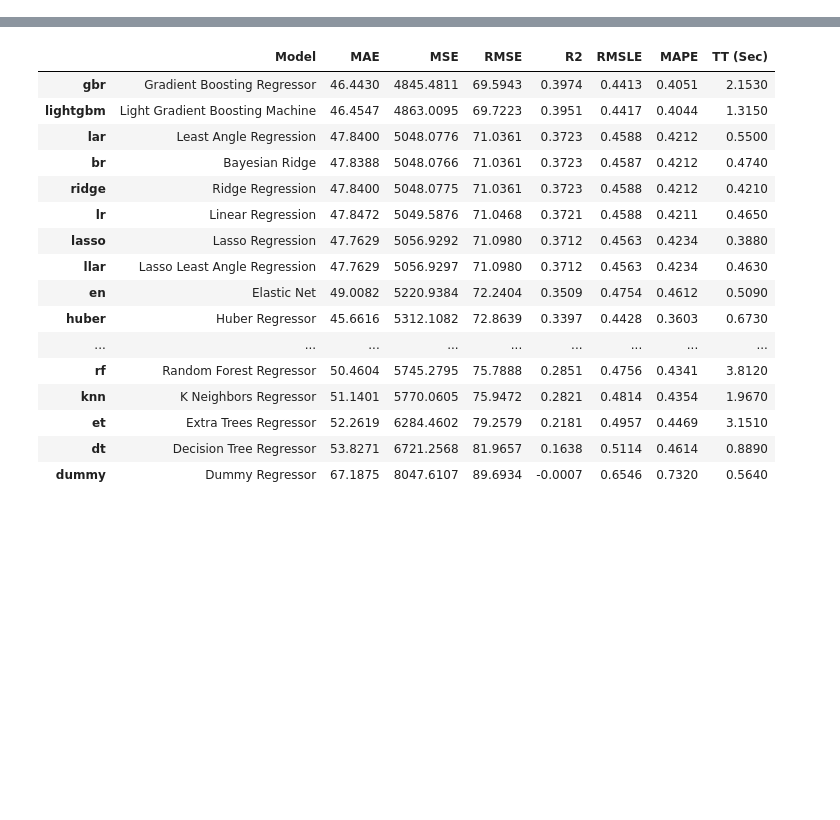
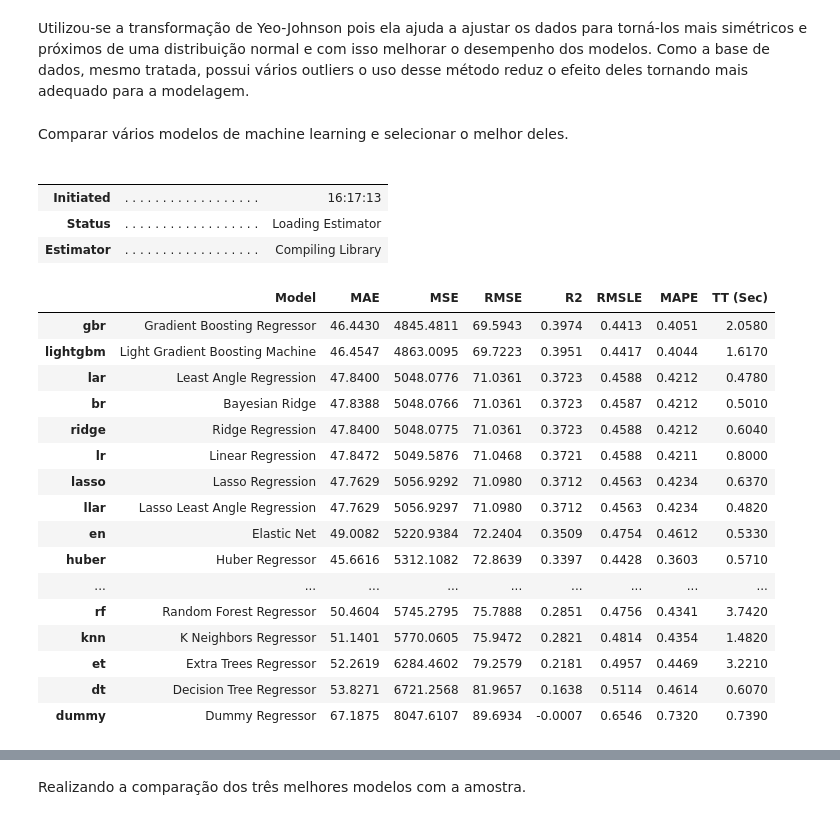
Before and after one commit to AdrielyZBoller/DesafioDS, a Jupyter notebook: Notebooks/modelo_machine_learning.ipynb, the cells around one changed output, grey strips where cells are left out. Saved outputs shown, nothing was run; the diff lists cells and outputs as text; code cells hidden in the pictures; blank space fills up the shorter version.

Commit message:
Comentarios do machine learning

```diff
--- a/Notebooks/modelo_machine_learning.ipynb
+++ b/Notebooks/modelo_machine_learning.ipynb
@@ -39,21 +69,32 @@ reg_model = setup(data=modelo, target= 'price',  normalize= True, normalize_meth
+# %% [markdown]
+Utilizou-se a transformação de Yeo-Johnson pois ela ajuda a ajustar os dados para torná-los mais simétricos e próximos de uma distribuição normal e com isso melhorar o desempenho dos modelos. Como a base de dados, mesmo tratada, possui vários outliers o uso desse método reduz o efeito deles tornando mais adequado para a modelagem.
+# %% [markdown]
+Comparar vários modelos de machine learning e selecionar o melhor deles.
 # %%
-melhor_modelo = compare_models(n_select=1)
+melhores_modelo = compare_models(n_select=3)
 # %% [output]
+|  |  |  |
+|  |  |  |
+| Initiated | . . . . . . . . . . . . . . . . . . | 16:17:13 |
+| Status | . . . . . . . . . . . . . . . . . . | Loading Estimator |
+| Estimator | . . . . . . . . . . . . . . . . . . | Compiling Library |
+|  | Model | MAE | MSE | RMSE | R2 | RMSLE | MAPE | TT (Sec) |
+| gbr | Gradient Boosting Regressor | 46.4430 | 4845.4811 | 69.5943 | 0.3974 | 0.4413 | 0.4051 | 2.0580 |
+| lightgbm | Light Gradient Boosting Machine | 46.4547 | 4863.0095 | 69.7223 | 0.3951 | 0.4417 | 0.4044 | 1.6170 |
+| lar | Least Angle Regression | 47.8400 | 5048.0776 | 71.0361 | 0.3723 | 0.4588 | 0.4212 | 0.4780 |
+| br | Bayesian Ridge | 47.8388 | 5048.0766 | 71.0361 | 0.3723 | 0.4587 | 0.4212 | 0.5010 |
+| ridge | Ridge Regression | 47.8400 | 5048.0775 | 71.0361 | 0.3723 | 0.4588 | 0.4212 | 0.6040 |
+| lr | Linear Regression | 47.8472 | 5049.5876 | 71.0468 | 0.3721 | 0.4588 | 0.4211 | 0.8000 |
+| lasso | Lasso Regression | 47.7629 | 5056.9292 | 71.0980 | 0.3712 | 0.4563 | 0.4234 | 0.6370 |
+| llar | Lasso Least Angle Regression | 47.7629 | 5056.9297 | 71.0980 | 0.3712 | 0.4563 | 0.4234 | 0.4820 |
+| en | Elastic Net | 49.0082 | 5220.9384 | 72.2404 | 0.3509 | 0.4754 | 0.4612 | 0.5330 |
+| huber | Huber Regressor | 45.6616 | 5312.1082 | 72.8639 | 0.3397 | 0.4428 | 0.3603 | 0.5710 |
+| ... | ... | ... | ... | ... | ... | ... | ... | ... |
+| rf | Random Forest Regressor | 50.4604 | 5745.2795 | 75.7888 | 0.2851 | 0.4756 | 0.4341 | 3.7420 |
+| knn | K Neighbors Regressor | 51.1401 | 5770.0605 | 75.9472 | 0.2821 | 0.4814 | 0.4354 | 1.4820 |
+| et | Extra Trees Regressor | 52.2619 | 6284.4602 | 79.2579 | 0.2181 | 0.4957 | 0.4469 | 3.2210 |
+| dt | Decision Tree Regressor | 53.8271 | 6721.2568 | 81.9657 | 0.1638 | 0.5114 | 0.4614 | 0.6070 |
+| dummy | Dummy Regressor | 67.1875 | 8047.6107 | 89.6934 | -0.0007 | 0.6546 | 0.7320 | 0.7390 |
 [interactive output not drawn]
-|  | Model | MAE | MSE | RMSE | R2 | RMSLE | MAPE | TT (Sec) |
-| gbr | Gradient Boosting Regressor | 46.4430 | 4845.4811 | 69.5943 | 0.3974 | 0.4413 | 0.4051 | 2.1530 |
-| lightgbm | Light Gradient Boosting Machine | 46.4547 | 4863.0095 | 69.7223 | 0.3951 | 0.4417 | 0.4044 | 1.3150 |
-| lar | Least Angle Regression | 47.8400 | 5048.0776 | 71.0361 | 0.3723 | 0.4588 | 0.4212 | 0.5500 |
-| br | Bayesian Ridge | 47.8388 | 5048.0766 | 71.0361 | 0.3723 | 0.4587 | 0.4212 | 0.4740 |
-| ridge | Ridge Regression | 47.8400 | 5048.0775 | 71.0361 | 0.3723 | 0.4588 | 0.4212 | 0.4210 |
-| lr | Linear Regression | 47.8472 | 5049.5876 | 71.0468 | 0.3721 | 0.4588 | 0.4211 | 0.4650 |
-| lasso | Lasso Regression | 47.7629 | 5056.9292 | 71.0980 | 0.3712 | 0.4563 | 0.4234 | 0.3880 |
-| llar | Lasso Least Angle Regression | 47.7629 | 5056.9297 | 71.0980 | 0.3712 | 0.4563 | 0.4234 | 0.4630 |
-| en | Elastic Net | 49.0082 | 5220.9384 | 72.2404 | 0.3509 | 0.4754 | 0.4612 | 0.5090 |
-| huber | Huber Regressor | 45.6616 | 5312.1082 | 72.8639 | 0.3397 | 0.4428 | 0.3603 | 0.6730 |
-| ... | ... | ... | ... | ... | ... | ... | ... | ... |
-| rf | Random Forest Regressor | 50.4604 | 5745.2795 | 75.7888 | 0.2851 | 0.4756 | 0.4341 | 3.8120 |
-| knn | K Neighbors Regressor | 51.1401 | 5770.0605 | 75.9472 | 0.2821 | 0.4814 | 0.4354 | 1.9670 |
-| et | Extra Trees Regressor | 52.2619 | 6284.4602 | 79.2579 | 0.2181 | 0.4957 | 0.4469 | 3.1510 |
-| dt | Decision Tree Regressor | 53.8271 | 6721.2568 | 81.9657 | 0.1638 | 0.5114 | 0.4614 | 0.8890 |
-| dummy | Dummy Regressor | 67.1875 | 8047.6107 | 89.6934 | -0.0007 | 0.6546 | 0.7320 | 0.5640 |
+# %% [markdown]
+Realizando a comparação dos três melhores modelos com a amostra.
```
Also changed, not shown: parts of 23 cells of this notebook, 3 other files.
